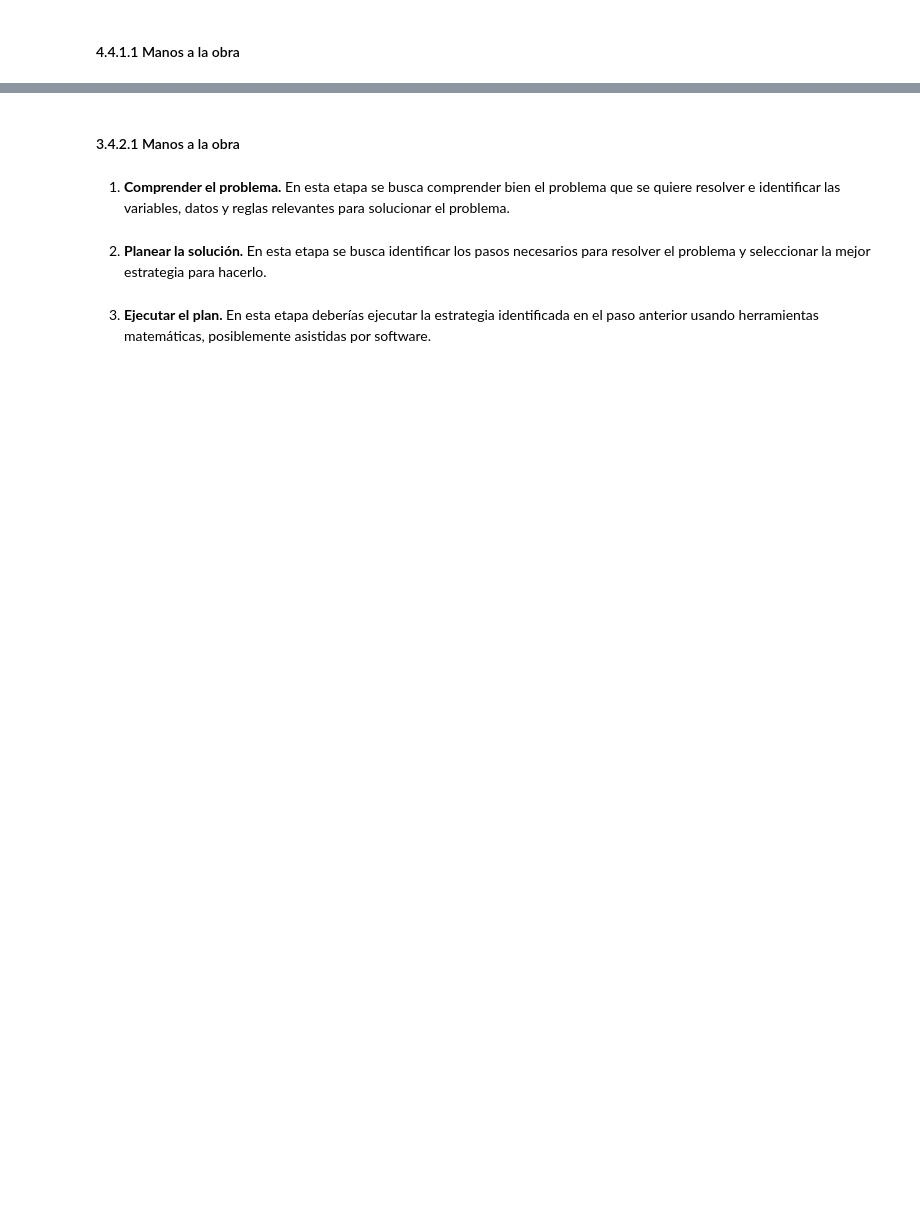
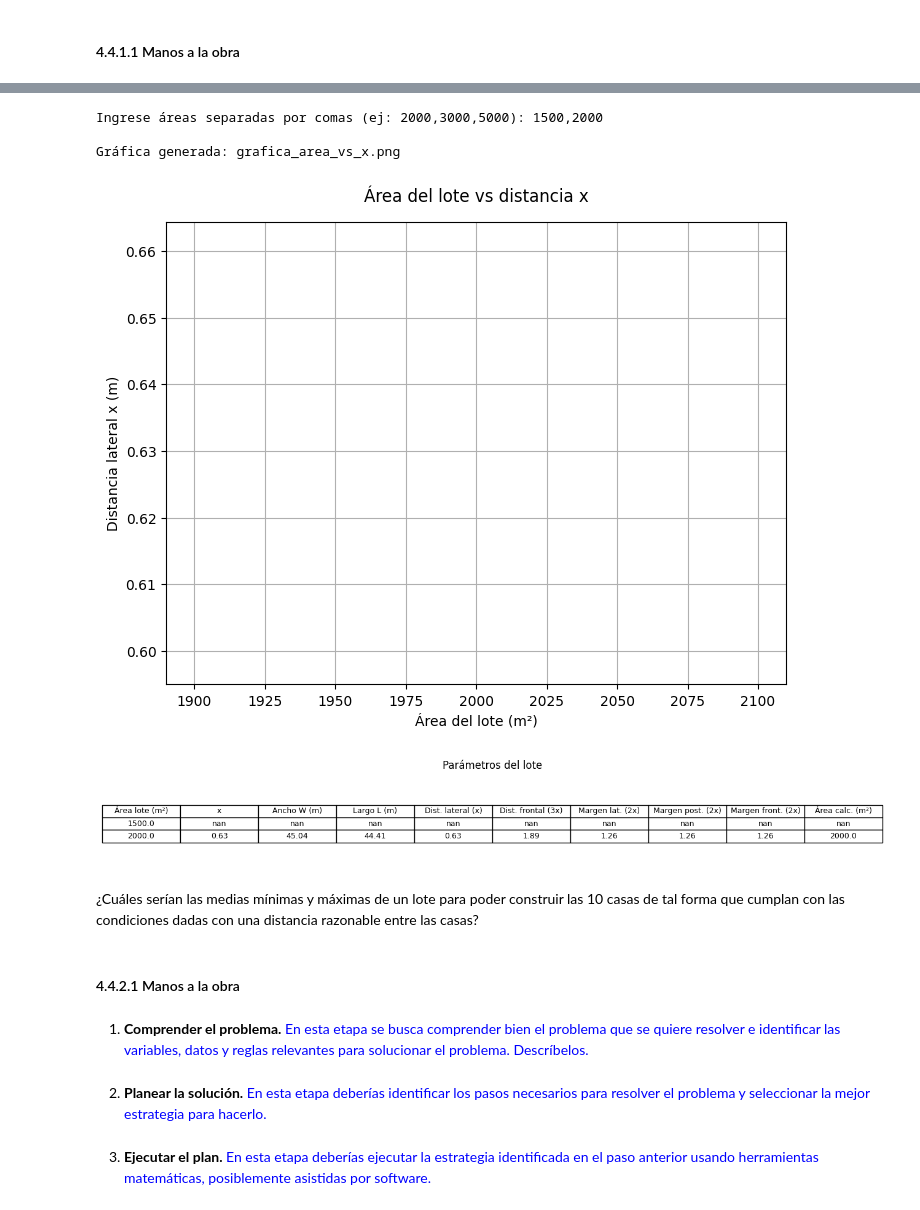
Before and after one commit to Judival30/TeachBook_MMAF_ECO_lib, a Jupyter notebook: book/seccion_4/MMAF_actividad_4.ipynb, the cells around one changed output, grey strips where cells are left out. Cells and saved outputs as stored; diff of their text form; code cells hidden in the pictures; blank space fills up the shorter version.

```diff
--- a/book/seccion_4/MMAF_actividad_4.ipynb
+++ b/book/seccion_4/MMAF_actividad_4.ipynb
@@ -80,8 +71,23 @@ interactuar_con_desgaste()
+# %%
+
+Act4.solicitar_areas()
+# %% [output]
+Ingrese áreas separadas por comas (ej: 2000,3000,5000): 1500,2000
+
+Gráfica generada: grafica_area_vs_x.png
+[figure, added]
+[figure, added]
+# %% [markdown]
+¿Cuáles serían las medias mínimas y máximas de un lote para poder construir las 10 casas de tal forma que cumplan con las condiciones dadas con una distancia razonable entre las casas?
 # %% [markdown]
-#### 3.4.2.1 Manos a la obra
+#### 4.4.2.1 Manos a la obra
 # %% [markdown]
-1. **Comprender el problema.** En esta etapa se busca comprender bien el problema que se quiere resolver e identificar las variables, datos y reglas relevantes para solucionar el problema.
+1. **Comprender el problema.** <span style="color:blue"> En esta etapa se busca comprender bien el problema que se quiere resolver e identificar las variables, datos y reglas relevantes para solucionar el problema. Descríbelos.</span>
 # %% [markdown]
-2. **Planear la solución.** En esta etapa se busca identificar los pasos necesarios para resolver el problema y seleccionar la mejor estrategia para hacerlo.
+2. **Planear la solución.** <span style="color:blue">En esta etapa deberías identificar los pasos necesarios para resolver el problema y seleccionar la mejor estrategia para hacerlo.
+
+</span>
 # %% [markdown]
-3. **Ejecutar el plan.** En esta etapa deberías ejecutar la estrategia identificada en el paso anterior usando herramientas matemáticas, posiblemente asistidas por software.
+3. **Ejecutar el plan.** <span style="color:blue">En esta etapa deberías ejecutar la estrategia identificada en el paso anterior usando herramientas matemáticas, posiblemente asistidas por software.
+
+</span>
```
Also changed, not shown: parts of 25 cells of this notebook.
